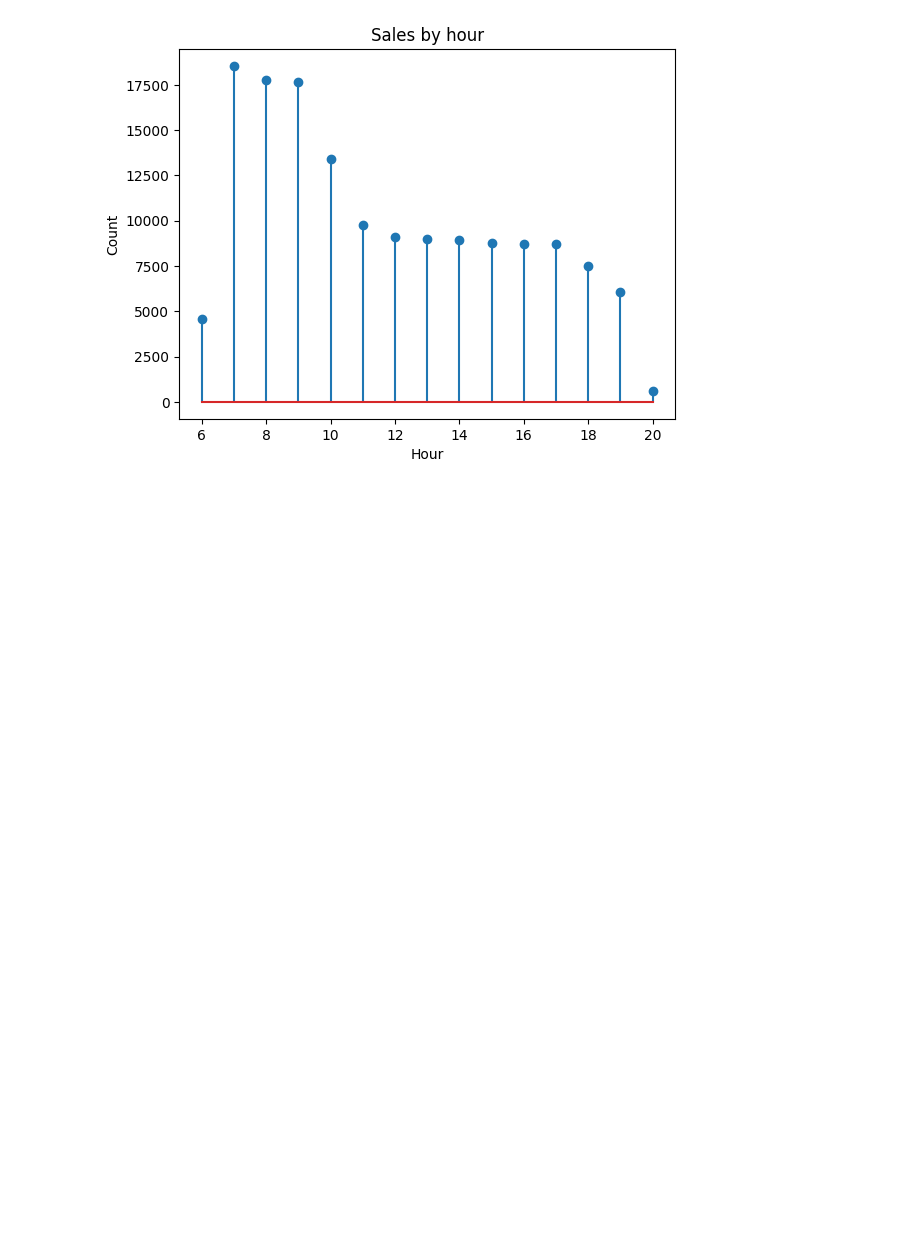
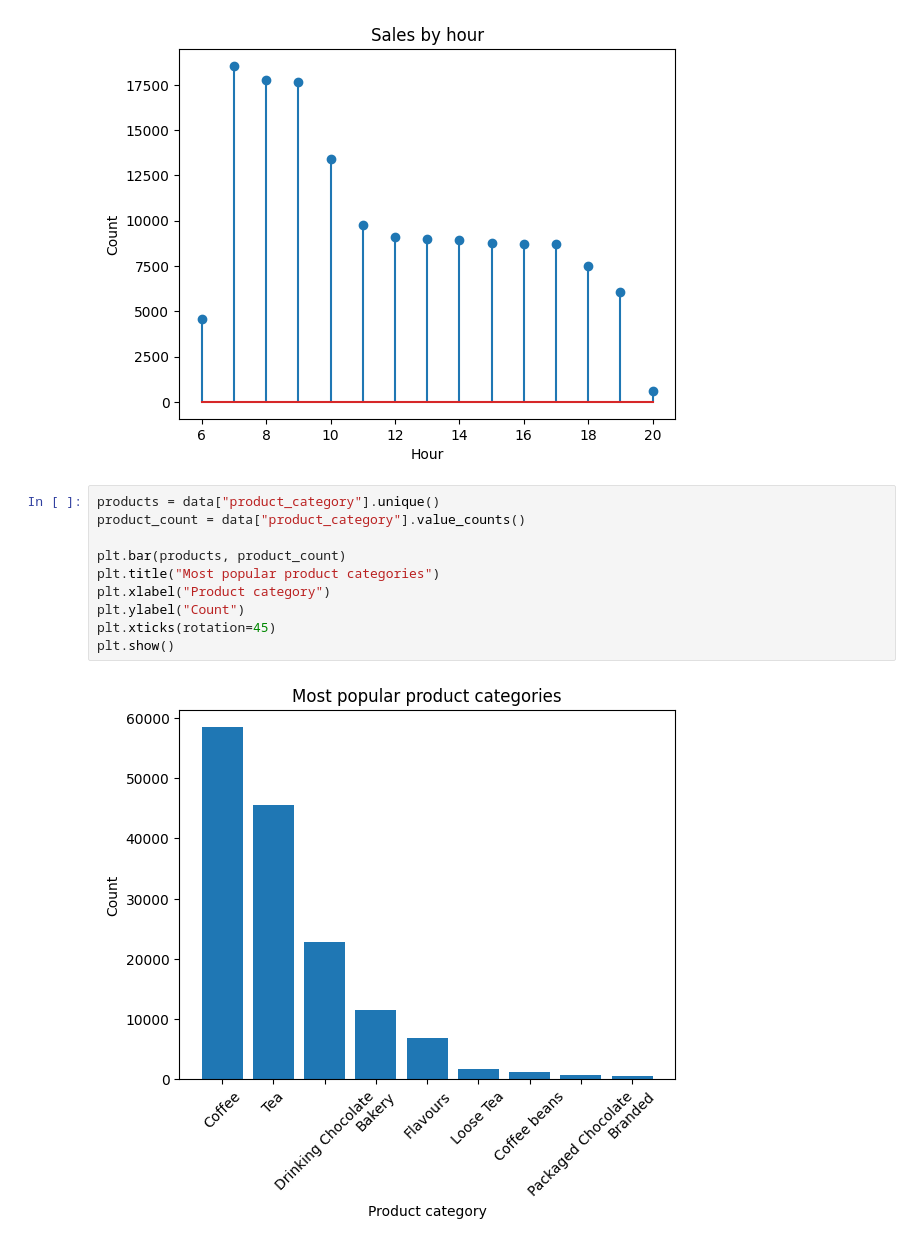
Before and after one commit to YESosnovska/coffee-shop-sales-analysis, a Jupyter notebook: app/coffee-shop-sales.ipynb, the cells around one changed output. Cells and saved outputs as stored; diff of their text form; blank space fills up the shorter version.

Commit message:
add most popular product categories, profit by category, popular coffee and tea products graphs

```diff
--- a/app/coffee-shop-sales.ipynb
+++ b/app/coffee-shop-sales.ipynb
@@ -121,3 +121,15 @@ ax.set_ylabel("Count")
 plt.show()
 # %% [output]
 [figure]
+# %%
+products = data["product_category"].unique()
+product_count = data["product_category"].value_counts()
+
+plt.bar(products, product_count)
+plt.title("Most popular product categories")
+plt.xlabel("Product category")
+plt.ylabel("Count")
+plt.xticks(rotation=45)
+plt.show()
+# %% [output]
+[figure, added]
```
Also changed, not shown: parts of 3 cells of this notebook.
